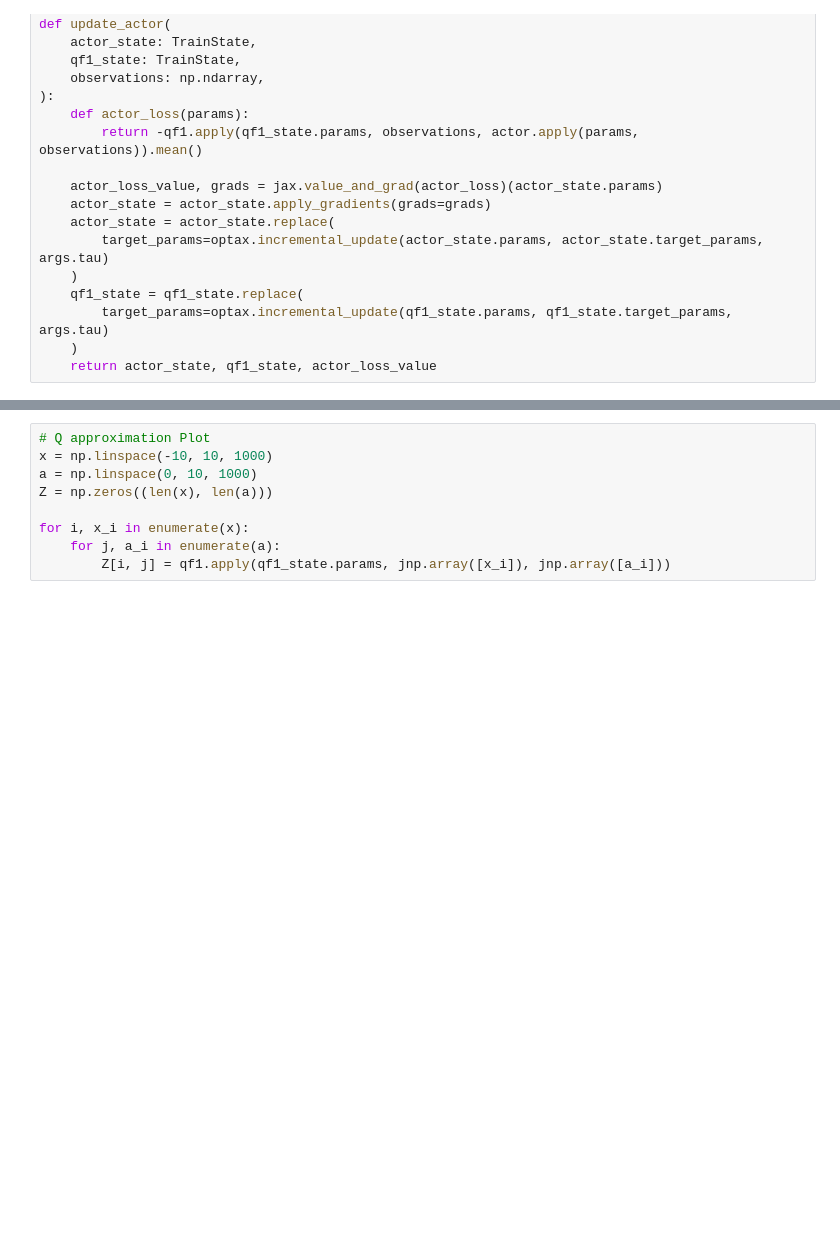
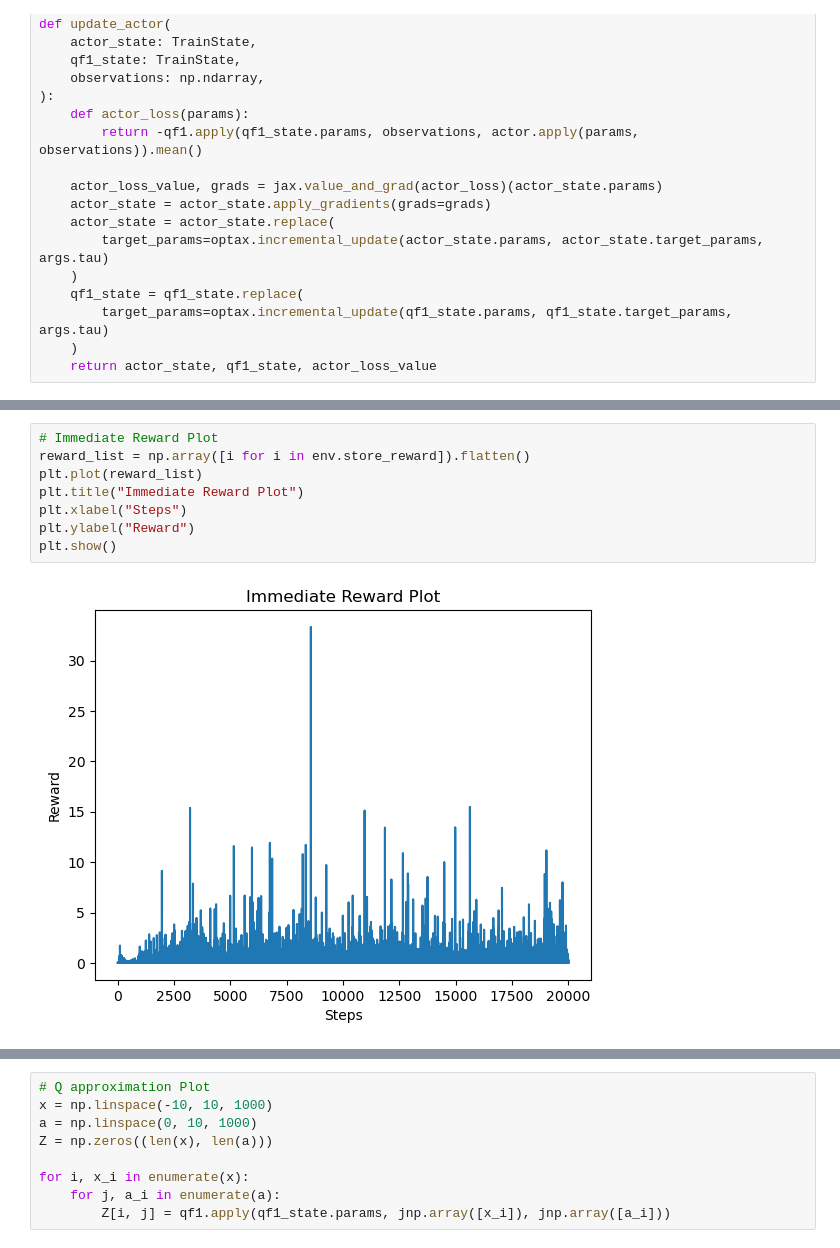
Before and after one commit to congyewang/Reinforcement-Learning-for-Adaptive-MCMC, a Jupyter notebook: Python/DDPG_mcmc.ipynb, the cells around one changed output, grey strips where cells are left out. Cells and saved outputs as stored; diff of their text form; blank space fills up the shorter version.

```diff
--- a/Python/DDPG_mcmc.ipynb
+++ b/Python/DDPG_mcmc.ipynb
@@ -214,0 +205,10 @@ plt.show()
+# %%
+# Immediate Reward Plot
+reward_list = np.array([i for i in env.store_reward]).flatten()
+plt.plot(reward_list)
+plt.title("Immediate Reward Plot")
+plt.xlabel("Steps")
+plt.ylabel("Reward")
+plt.show()
+# %% [output]
+[figure, added]
```
Also changed, not shown: parts of 13 cells of this notebook, 2 other files.
